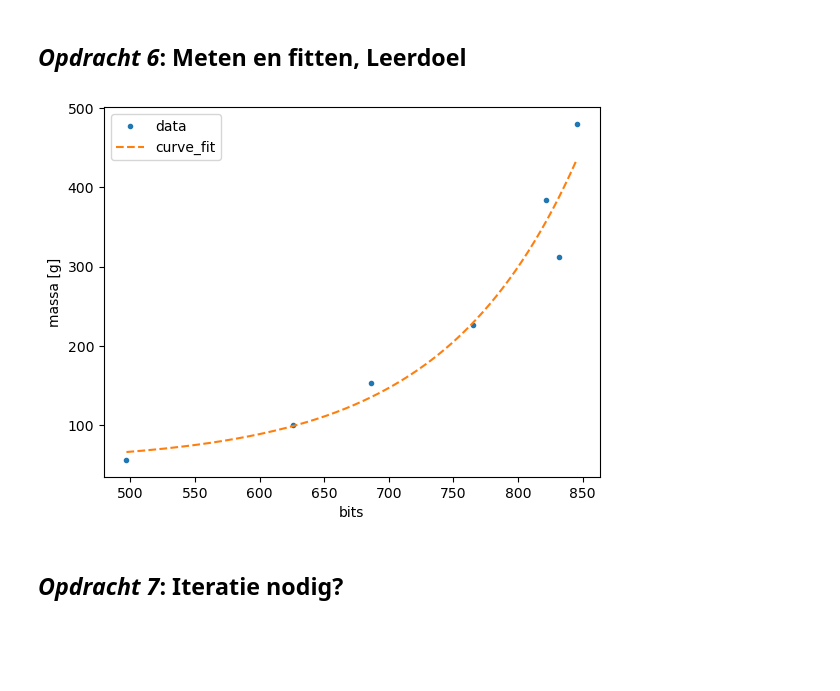
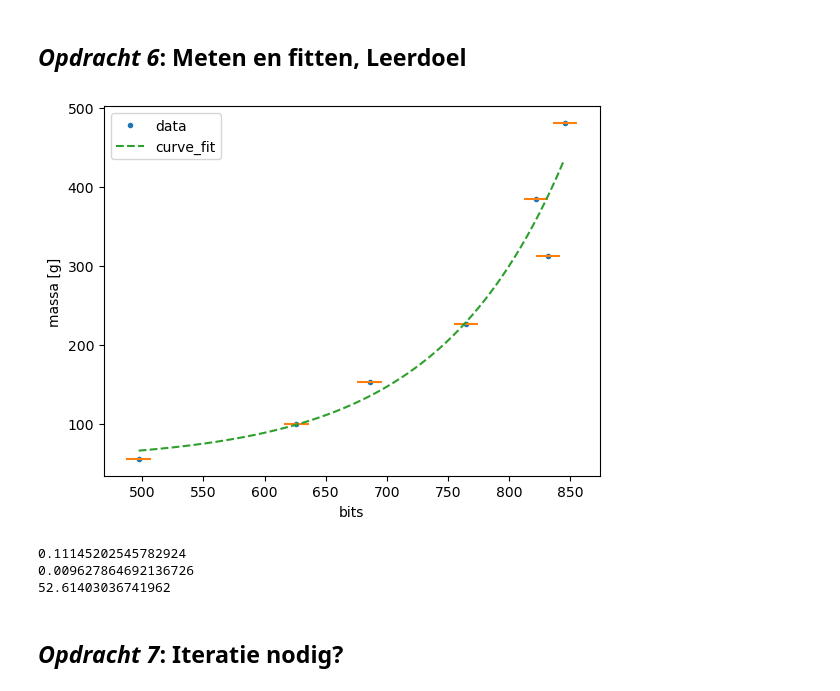
Before and after one commit to tdenooijer26/DEF-T-opdrachten, a Jupyter notebook: FysiekeOntwerpopdrachten/1KalibreerEenSensorDigitaalAnaloog/DEFOntwerpopdracht1KalibreerEenSensorInvulTemplate.ipynb, the cells around one changed output. Saved outputs shown, nothing was run; the diff lists cells and outputs as text; code cells hidden in the pictures; blank space fills up the shorter version.

```diff
--- a/FysiekeOntwerpopdrachten/1KalibreerEenSensorDigitaalAnaloog/DEFOntwerpopdracht1KalibreerEenSensorInvulTemplate.ipynb
+++ b/FysiekeOntwerpopdrachten/1KalibreerEenSensorDigitaalAnaloog/DEFOntwerpopdracht1KalibreerEenSensorInvulTemplate.ipynb
@@ -107,36 +107,49 @@ Hieronder is de meetopstelling weergegeven:
 # Zet hier jouw data in een voor jou handig formaat
 import numpy as np
 import matplotlib.pyplot as plt
+#meetdata
 arduinodata = np.array([497,626,686,765,832,822,846])
 massadata = np.array([56,100,153,226,312,384,480])
+#error
+u_arduinodata = 10
+u_massadata = 0.5
 # %%
 # Plot hier de meting en fit een lijn door de metingen.
 # Maak gebruik van wat je geleerd hebt bij het practicum.
 %matplotlib inline
 
 from scipy.optimize import curve_fit
 
+# curv fit uitvoeren
 P0=(0,0,0)
 
 def modelfunctie(x,a,b,c):
     return a*np.exp(b*x)+c
 
 Popt,pcov = curve_fit(modelfunctie,arduinodata,massadata,p0=P0)
 a,b,c = Popt
 
 bits_array = np.arange(np.min(arduinodata),np.max(arduinodata))
 
+# plot
 plt.figure()
 plt.plot(arduinodata,massadata,".",label="data")
+plt.errorbar(arduinodata,massadata,xerr=u_arduinodata,yerr=u_massadata,linestyle="")
 plt.plot(bits_array,modelfunctie(bits_array,*Popt),"--", label="curve_fit")
 plt.xlabel("bits")
 plt.ylabel("massa [g]")
 plt.legend()
 plt.show()
 
-#print("m= %2.f e^(%2.f )")
+# curve_fit data
+print(a)
+print(b)
+print(c)
 # %% [output]
-[figure, old version]
+[figure, new version]
+0.11145202545782924
+0.009627864692136726
+52.61403036741962
 # %% [markdown]
 ## *Opdracht 7*: Iteratie nodig?
 # %% [markdown]
```
Also changed, not shown: parts of 7 cells of this notebook.
